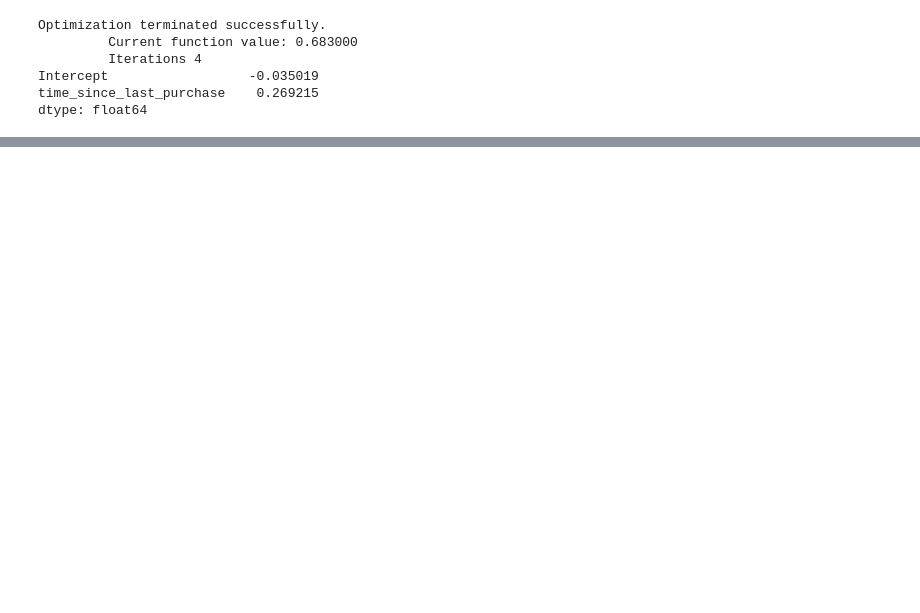
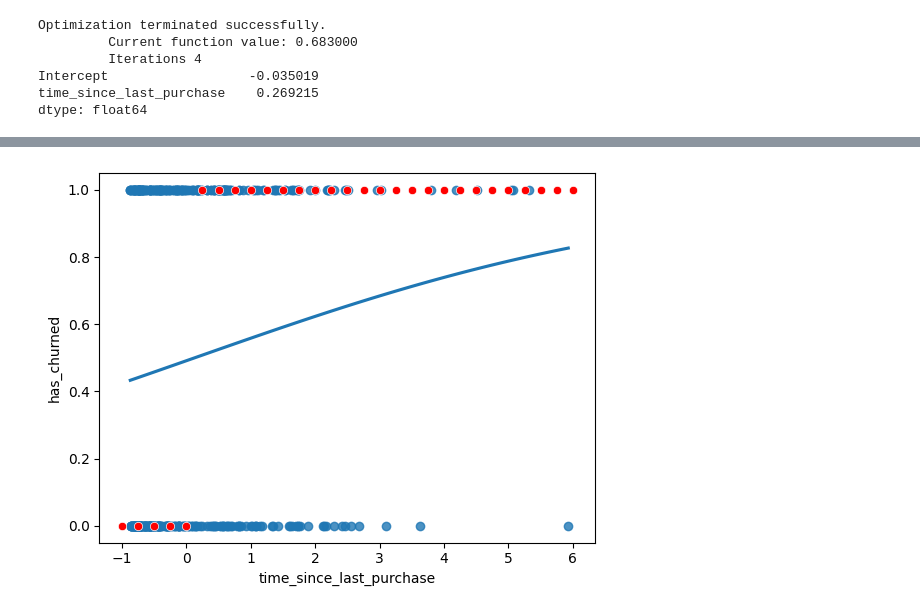
Before and after one commit to maitri0204/Python, a Jupyter notebook: Data Science/Introduction to Regression with statsmodels in Python/Introduction to Regression with statsmodels in Python.ipynb, the cells around one changed output, grey strips where cells are left out. Cells and saved outputs as stored; diff of their text form; code cells hidden in the pictures; blank space fills up the shorter version.

```diff
--- a/Data Science/Introduction to Regression with statsmodels in Python/Introduction to Regression with statsmodels in Python.ipynb
+++ b/Data Science/Introduction to Regression with statsmodels in Python/Introduction to Regression with statsmodels in Python.ipynb
@@ -214,0 +251,10 @@ dtype: float64
+# %%
+# Getting the most likely outcome
+prediction_data = explanatory_data.assign(has_churned=mdl_recency.predict(explanatory_data))
+prediction_data['most_likely_outcome'] = np.round(prediction_data['has_churned'])
+
+sns.regplot(x='time_since_last_purchase', y='has_churned', data=churn, ci=None, logistic=True)
+sns.scatterplot(x='time_since_last_purchase', y='most_likely_outcome', data=prediction_data, color='red')
+plt.show()
+# %% [output]
+[figure, added]
```
Also changed, not shown: parts of 10 cells of this notebook.
